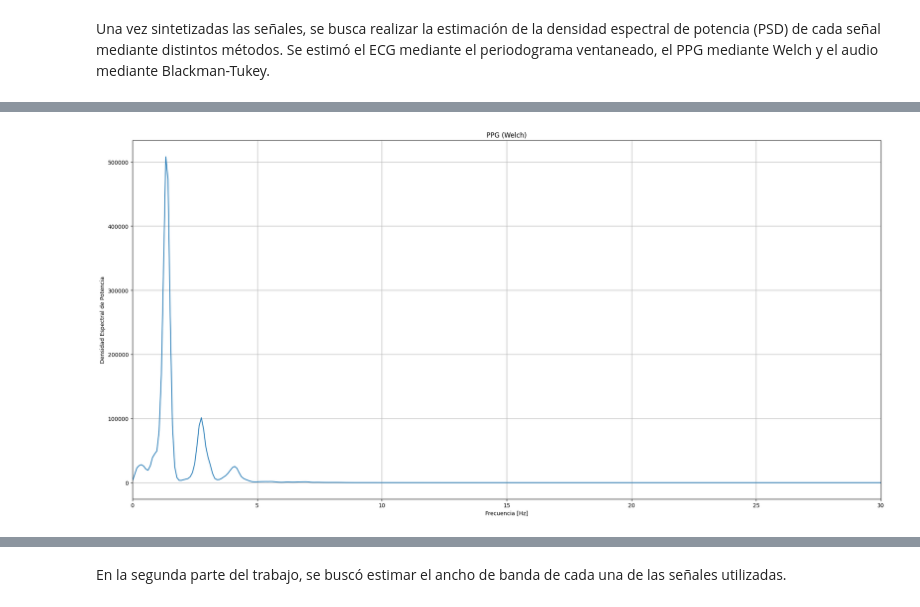
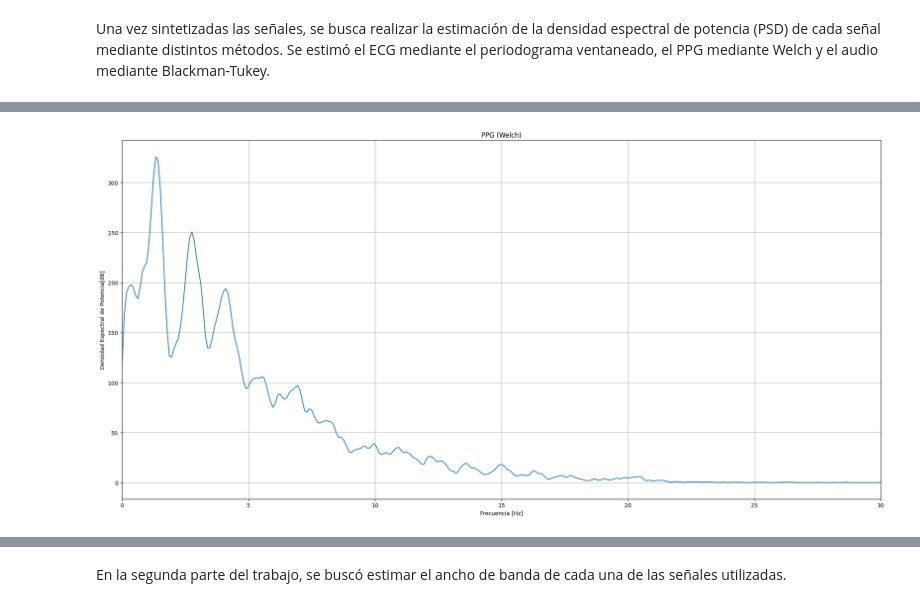
Before and after one commit to LolaPampin07/TS5, a Jupyter notebook: ts5.ipynb, the cells around one changed output, grey strips where cells are left out. Drawn from its saved outputs; the diff is of its cells as text; code cells hidden in the pictures.

```diff
--- a/ts5.ipynb
+++ b/ts5.ipynb
@@ -212,29 +212,29 @@ plt.show()
 # %%
 # PPG por welch
 
 #PARAMETROS WELCH
 cant_promedios_ppg = 20 #cantidad de segmentos ==> mientras mas chico mas varianza
 nperseg_ppg = len(ppg) // cant_promedios_ppg #tamanio de cada segmento
 nfft_ppg = 2 * nperseg_ppg #numero de puntas para la FFT
 win_ppg = "hamming"
 
 f_ppg, Pxx_ppg = sig.welch(ppg, fs=fs_ppg, window = win_ppg, nperseg=nperseg_ppg, nfft=nfft_ppg)
 
 #sig.welch:
 #    - Divide la señal en segmentos (con posible solapamiento, si se especifica).
 #   - Aplica la ventana a cada segmento.
 #    - Calcula la FFT de cada segmento.
 #   - Promedia los espectros de potencia de todos los segmentos.
 
 #Gráfico
 plt.figure(figsize=(20,10))
-plt.plot(f_ppg, Pxx_ppg)
+plt.plot(f_ppg, 10*np.log10(Pxx_ppg)**2)
 plt.title("PPG (Welch)")
-plt.ylabel('Densidad Espectral de Potencia')
+plt.ylabel('Densidad Espectral de Potencia[dB]')
 plt.xlabel("Frecuencia [Hz]")
 plt.grid(True)
 plt.tight_layout()
 plt.xlim([0, 30]) #como es pasabajos, limito
 plt.show()
 # %% [output]
-[figure, old version]
+[figure, new version]
```
Also changed, not shown: parts of 2 cells of this notebook.
